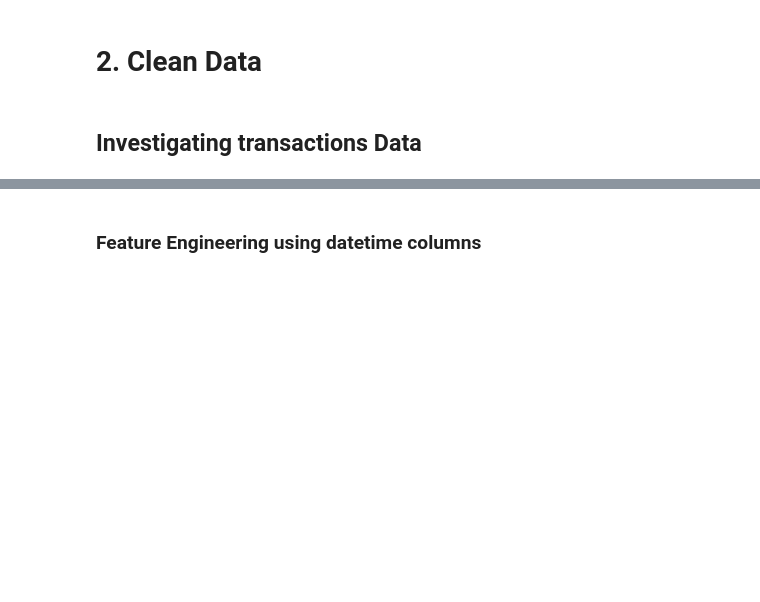
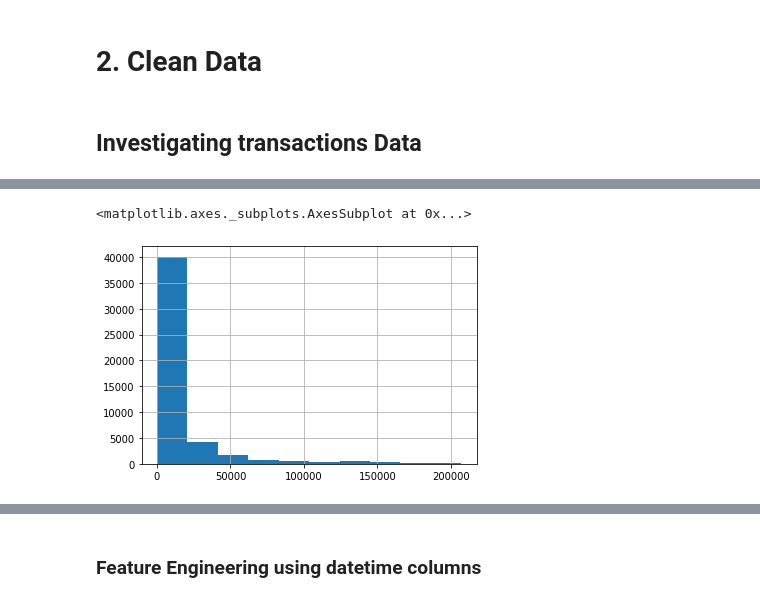
Before and after one commit to Ali-Parandeh/credit-kudos, a Jupyter notebook: notebooks/credit-kudos.ipynb, the cells around one changed output, grey strips where cells are left out. Drawn from its saved outputs; the diff is of its cells as text; code cells hidden in the pictures; blank space fills up the shorter version.

```diff
--- a/notebooks/credit-kudos.ipynb
+++ b/notebooks/credit-kudos.ipynb
@@ -46,0 +103,2 @@ def drop_outliers(df: pd.DataFrame) -> pd.DataFrame:
+# %%
+df = drop_outliers(df)
@@ -46,0 +109,5 @@ def drop_outliers(df: pd.DataFrame) -> pd.DataFrame:
+# %%
+df.amount.hist()
+# %% [output]
+<matplotlib.axes._subplots.AxesSubplot at 0x...>
+[figure, added]
```
Also changed, not shown: parts of 28 cells of this notebook.
